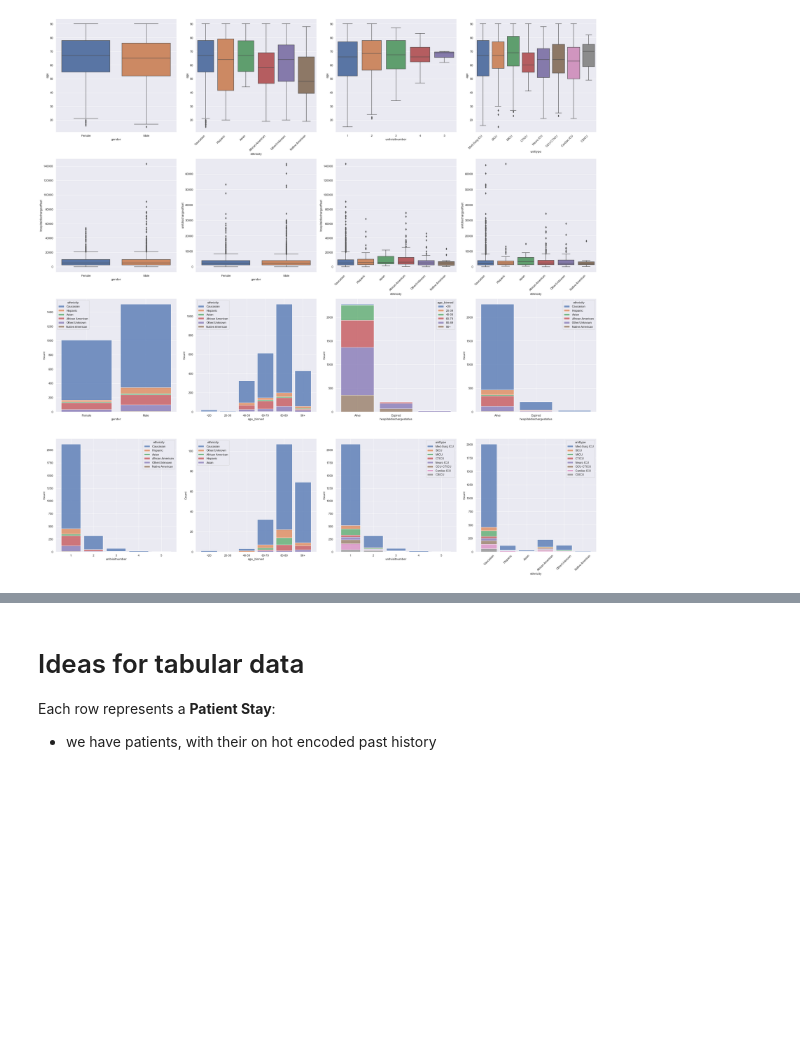
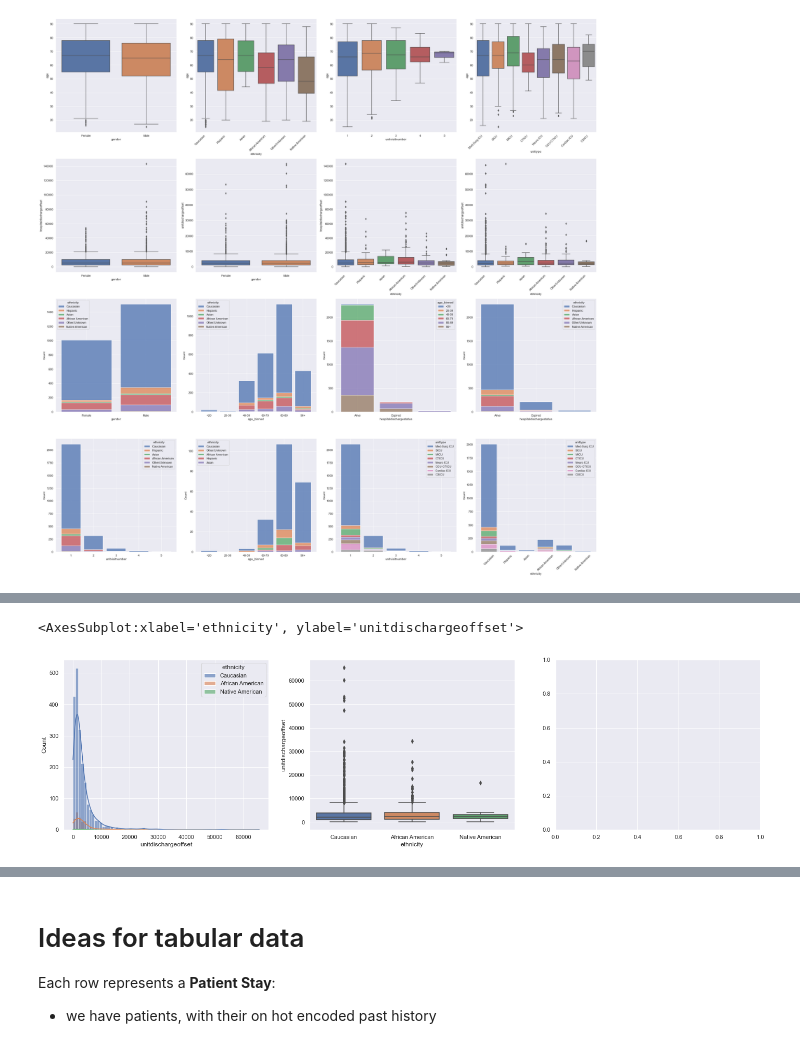
Before and after one commit to dianamJLAB/DS6050, a Jupyter notebook: eICU_gan/gan_work/eICU_exploration.ipynb, the cells around one changed output, grey strips where cells are left out. Cells and saved outputs as stored; diff of their text form; code cells hidden in the pictures; blank space fills up the shorter version.

```diff
--- a/eICU_gan/gan_work/eICU_exploration.ipynb
+++ b/eICU_gan/gan_work/eICU_exploration.ipynb
@@ -523,0 +576,9 @@ plt.tight_layout()
+# %%
+fig, axes = plt.subplots(1, 3, figsize=(24, 6))
+
+sns.histplot(data=data_3D_ethnicity, x='unitdischargeoffset', hue='ethnicity', bins=70, color='orange', kde=True, alpha=0.6, ax=axes[0])
+
+sns.boxplot(data=data_3D_ethnicity, x='ethnicity', y='unitdischargeoffset', ax=axes[1])
+# %% [output]
+<AxesSubplot:xlabel='ethnicity', ylabel='unitdischargeoffset'>
+[figure, added]
```
Also changed, not shown: parts of 24 cells of this notebook, 2 other files.
